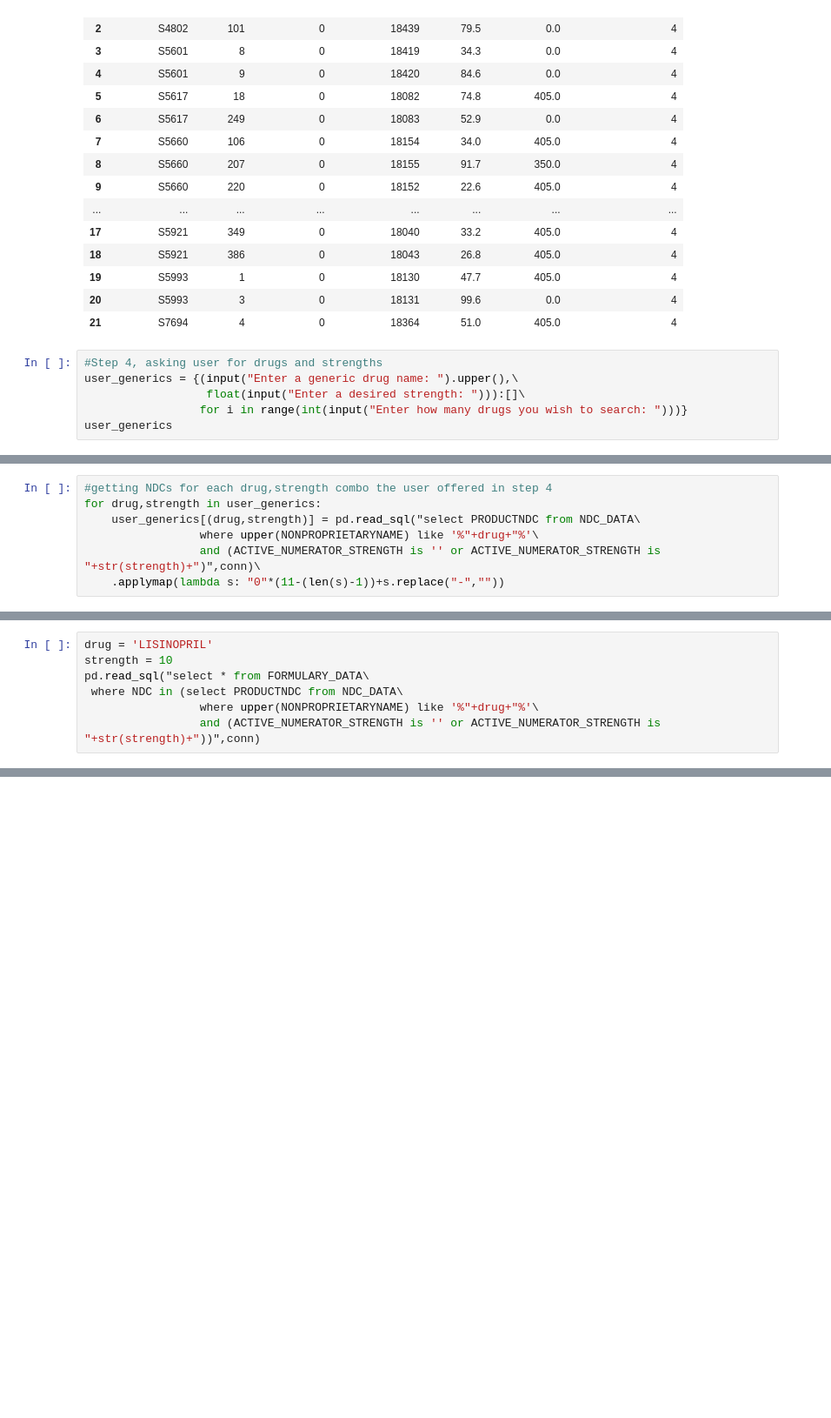
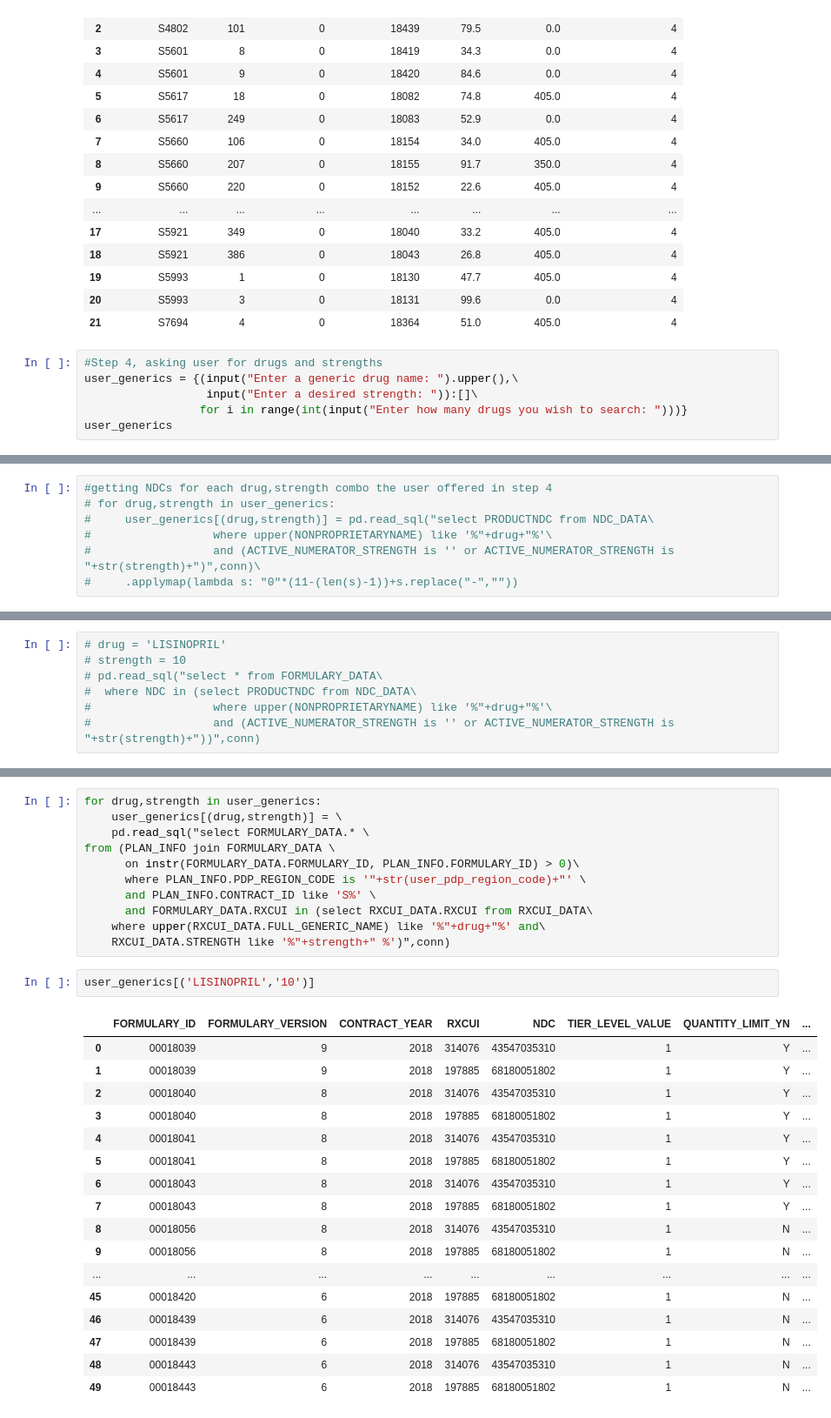
Before and after one commit to khayyamsaleem/medaccess, a Jupyter notebook: src/PDP_FINDER_REWORK.ipynb, the cells around one changed output, grey strips where cells are left out. Shown at 87% size. Drawn from its saved outputs; the diff is of its cells as text; blank space fills up the shorter version.

```diff
--- a/src/PDP_FINDER_REWORK.ipynb
+++ b/src/PDP_FINDER_REWORK.ipynb
@@ -55,7 +55,7 @@ F_SUBSET
 # %%
 #Step 4, asking user for drugs and strengths
 user_generics = {(input("Enter a generic drug name: ").upper(),\
-                  float(input("Enter a desired strength: "))):[]\
+                  input("Enter a desired strength: ")):[]\
                  for i in range(int(input("Enter how many drugs you wish to search: ")))}
 user_generics
 # %% [output]
@@ -68,8 +68,8 @@ Enter a desired strength: 0
 # %%
 #getting NDCs for each drug,strength combo the user offered in step 4
-for drug,strength in user_generics:
-    user_generics[(drug,strength)] = pd.read_sql("select PRODUCTNDC from NDC_DATA\
-                 where upper(NONPROPRIETARYNAME) like '%"+drug+"%'\
-                 and (ACTIVE_NUMERATOR_STRENGTH is '' or ACTIVE_NUMERATOR_STRENGTH is "+str(strength)+")",conn)\
-    .applymap(lambda s: "0"*(11-(len(s)-1))+s.replace("-",""))
+# for drug,strength in user_generics:
+#     user_generics[(drug,strength)] = pd.read_sql("select PRODUCTNDC from NDC_DATA\
+#                  where upper(NONPROPRIETARYNAME) like '%"+drug+"%'\
+#                  and (ACTIVE_NUMERATOR_STRENGTH is '' or ACTIVE_NUMERATOR_STRENGTH is "+str(strength)+")",conn)\
+#     .applymap(lambda s: "0"*(11-(len(s)-1))+s.replace("-",""))
 # %%
@@ -96,7 +78,7 @@ DRUG: LISINOPRIL, STRENGTH: 10.0
 # %%
-drug = 'LISINOPRIL'
-strength = 10
-pd.read_sql("select * from FORMULARY_DATA\
- where NDC in (select PRODUCTNDC from NDC_DATA\
-                 where upper(NONPROPRIETARYNAME) like '%"+drug+"%'\
-                 and (ACTIVE_NUMERATOR_STRENGTH is '' or ACTIVE_NUMERATOR_STRENGTH is "+str(strength)+"))",conn)
+# drug = 'LISINOPRIL'
+# strength = 10
+# pd.read_sql("select * from FORMULARY_DATA\
+#  where NDC in (select PRODUCTNDC from NDC_DATA\
+#                  where upper(NONPROPRIETARYNAME) like '%"+drug+"%'\
+#                  and (ACTIVE_NUMERATOR_STRENGTH is '' or ACTIVE_NUMERATOR_STRENGTH is "+str(strength)+"))",conn)
@@ -135,0 +97,31 @@ pd.read_sql("select PRODUCTNDC from CLEAN_NDC_DATA_TABLE where PRODUCTNDC is '00
+# %%
+for drug,strength in user_generics:
+    user_generics[(drug,strength)] = \
+    pd.read_sql("select FORMULARY_DATA.* \
+from (PLAN_INFO join FORMULARY_DATA \
+      on instr(FORMULARY_DATA.FORMULARY_ID, PLAN_INFO.FORMULARY_ID) > 0)\
+      where PLAN_INFO.PDP_REGION_CODE is '"+str(user_pdp_region_code)+"' \
+      and PLAN_INFO.CONTRACT_ID like 'S%' \
+      and FORMULARY_DATA.RXCUI in (select RXCUI_DATA.RXCUI from RXCUI_DATA\
+    where upper(RXCUI_DATA.FULL_GENERIC_NAME) like '%"+drug+"%' and\
+    RXCUI_DATA.STRENGTH like '%"+strength+" %')",conn)
+# %%
+user_generics[('LISINOPRIL','10')]
+# %% [output]
+|  | FORMULARY_ID | FORMULARY_VERSION | CONTRACT_YEAR | RXCUI | NDC | TIER_LEVEL_VALUE | QUANTITY_LIMIT_YN | ... |
+| 0 | 00018039 | 9 | 2018 | 314076 | 43547035310 | 1 | Y | ... |
+| 1 | 00018039 | 9 | 2018 | 197885 | 68180051802 | 1 | Y | ... |
+| 2 | 00018040 | 8 | 2018 | 314076 | 43547035310 | 1 | Y | ... |
+| 3 | 00018040 | 8 | 2018 | 197885 | 68180051802 | 1 | Y | ... |
+| 4 | 00018041 | 8 | 2018 | 314076 | 43547035310 | 1 | Y | ... |
+| 5 | 00018041 | 8 | 2018 | 197885 | 68180051802 | 1 | Y | ... |
+| 6 | 00018043 | 8 | 2018 | 314076 | 43547035310 | 1 | Y | ... |
+| 7 | 00018043 | 8 | 2018 | 197885 | 68180051802 | 1 | Y | ... |
+| 8 | 00018056 | 8 | 2018 | 314076 | 43547035310 | 1 | N | ... |
+| 9 | 00018056 | 8 | 2018 | 197885 | 68180051802 | 1 | N | ... |
+| ... | ... | ... | ... | ... | ... | ... | ... | ... |
+| 45 | 00018420 | 6 | 2018 | 197885 | 68180051802 | 1 | N | ... |
+| 46 | 00018439 | 6 | 2018 | 314076 | 43547035310 | 1 | N | ... |
+| 47 | 00018439 | 6 | 2018 | 197885 | 68180051802 | 1 | N | ... |
+| 48 | 00018443 | 6 | 2018 | 314076 | 43547035310 | 1 | N | ... |
+| 49 | 00018443 | 6 | 2018 | 197885 | 68180051802 | 1 | N | ... |
```
Also changed, not shown: parts of 7 cells of this notebook.
